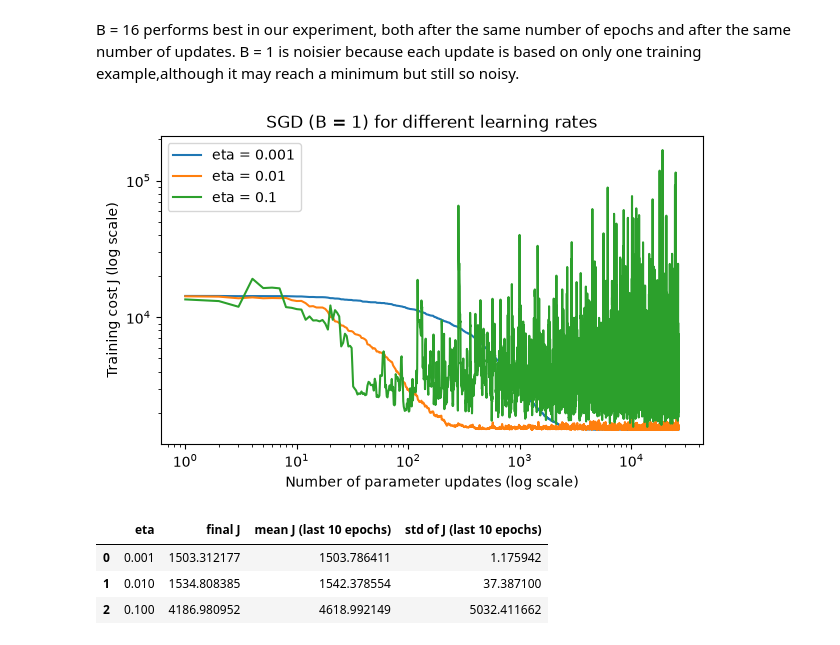
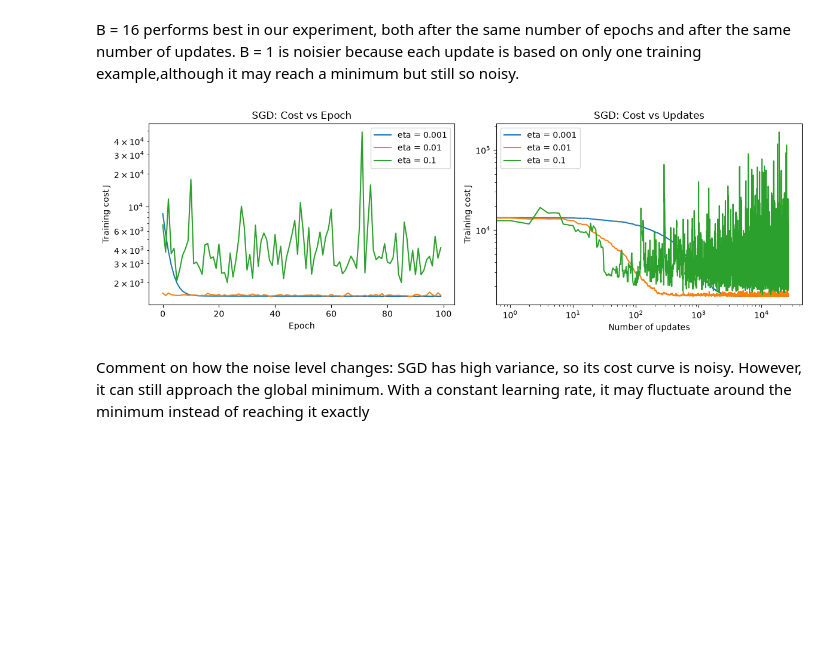
Before and after one commit to salmaselim77/intro-to-ml-assignment, a Jupyter notebook: assignment2.ipynb, the cells around one changed output. Cells and saved outputs as stored; diff of their text form; code cells hidden in the pictures; blank space fills up the shorter version.

Commit message:
update to last cell

```diff
--- a/assignment2.ipynb
+++ b/assignment2.ipynb
@@ -708,38 +708,34 @@ pd.DataFrame(results_B)
 # %% [markdown]
 B = 16 performs best in our experiment, both after the same number of epochs and after the same number of updates. B = 1 is noisier because each update is based on only one training example,although it may reach a minimum but still so noisy.
 # %%
-# SGD at B=1-->noisy but reahces a minimum
-etas_sgd = [0.001, 0.01, 0.1]
-results_sgd = []
 
-plt.figure(figsize=(7, 4))
+etas = [0.001, 0.01, 0.1]
 
-for eta in etas_sgd:
+fig, ax = plt.subplots(1, 2, figsize=(12, 4))
+
+for eta in etas:
     rng = np.random.default_rng(SEED)
+
     w, J_epoch, J_update = minibatch_gradient_descent(
         X_train, y_train, eta, num_epochs, 1, rng
     )
 
-    plt.loglog(range(1, len(J_update) + 1), J_update, label=f"eta = {eta}")
+    ax[0].semilogy(J_epoch, label=f"eta = {eta}")
+    ax[1].loglog(J_update, label=f"eta = {eta}")
 
-    last = J_update[-10 * N_train:]               # last 10 epochs (2640 updates)
-    results_sgd.append({
-        "eta": eta,
-        "final J": J_epoch[-1],
-        "mean J (last 10 epochs)": last.mean(),
-        "std of J (last 10 epochs)": last.std()
-    })
+ax[0].set_xlabel("Epoch")
+ax[0].set_ylabel("Training cost J")
+ax[0].set_title("SGD: Cost vs Epoch")
+ax[0].legend()
 
-plt.xlabel("Number of parameter updates (log scale)")
-plt.ylabel("Training cost J (log scale)")
-plt.title("SGD (B = 1) for different learning rates")
-plt.legend()
+ax[1].set_xlabel("Number of updates")
+ax[1].set_ylabel("Training cost J")
+ax[1].set_title("SGD: Cost vs Updates")
+ax[1].legend()
+
+plt.tight_layout()
 plt.show()
-
-pd.DataFrame(results_sgd)
 # %% [output]
-[figure, old version]
+[figure, new version]
-|  | eta | final J | mean J (last 10 epochs) | std of J (last 10 epochs) |
-| 0 | 0.001 | 1503.312177 | 1503.786411 | 1.175942 |
-| 1 | 0.010 | 1534.808385 | 1542.378554 | 37.387100 |
-| 2 | 0.100 | 4186.980952 | 4618.992149 | 5032.411662 |
+# %% [markdown]
+Comment on how the noise level changes: SGD has high variance, so its cost curve is noisy. However, it can still approach the global minimum. With a constant learning rate, it may fluctuate around the minimum instead of reaching it exactly
```
